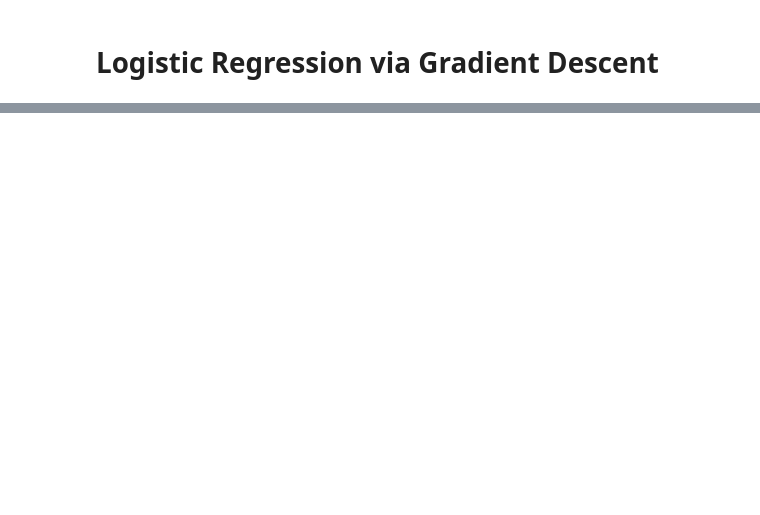
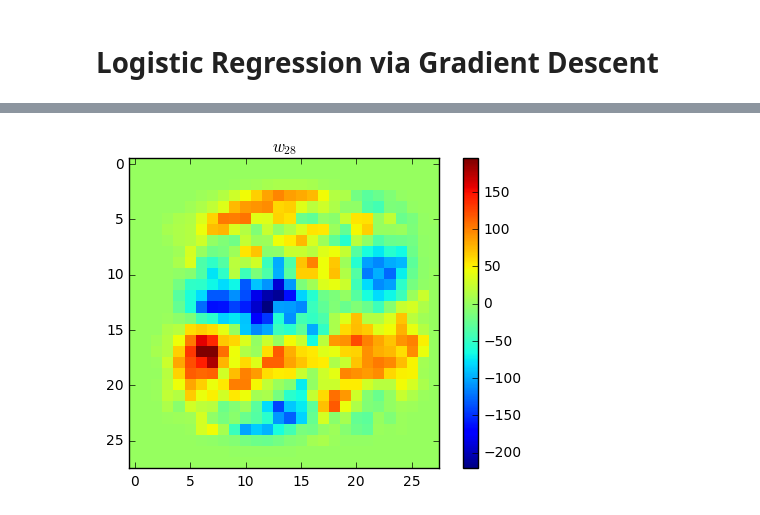
Before and after one commit to qobilidop/CSE-253-PA, a Jupyter notebook: 1/logistic.ipynb, the cells around one changed output, grey strips where cells are left out. Drawn from its saved outputs; the diff is of its cells as text; code cells hidden in the pictures; blank space fills up the shorter version.

```diff
--- a/1/logistic.ipynb
+++ b/1/logistic.ipynb
@@ -66,0 +86,6 @@ Wall time: 1min 55s
+# %%
+plot_weights(r28.final_weights)
+plt.title('$w_{28}$')
+plt.savefig('figs/w28.pdf')
+# %% [output]
+[figure, added]
```
Also changed, not shown: parts of 11 cells of this notebook, 1 other file.
